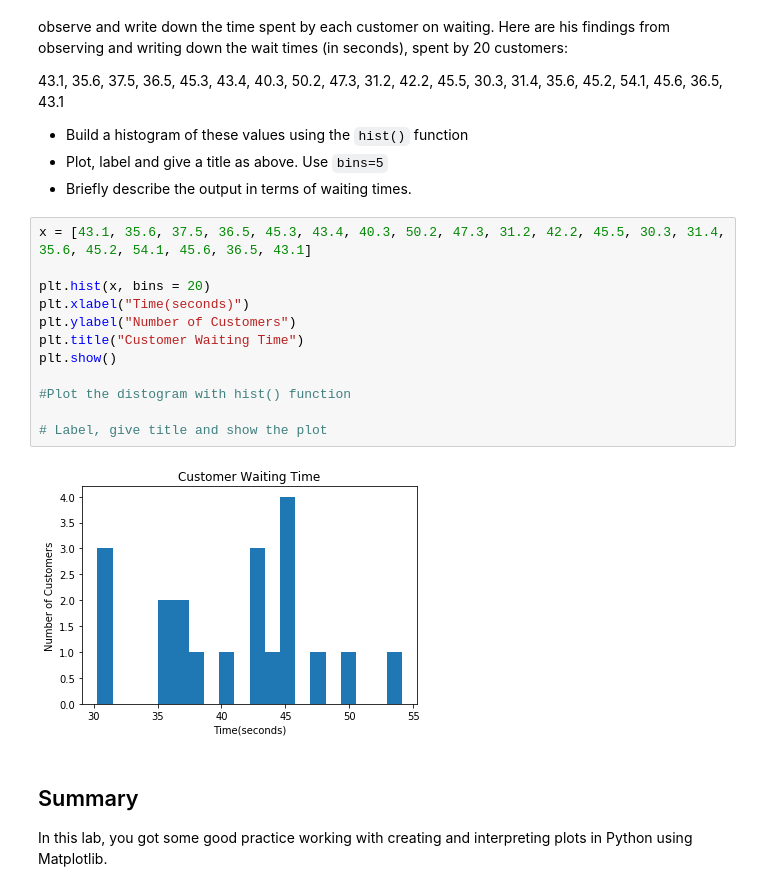
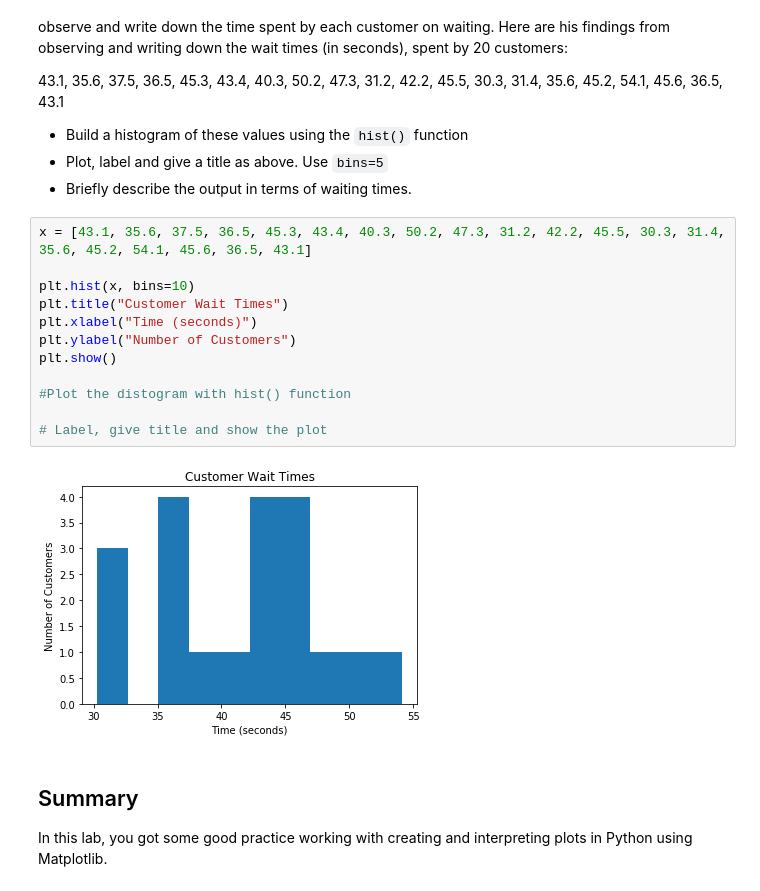
Before and after one commit to hpatel530/data-viz-lab, a Jupyter notebook: index.ipynb, the cells around one changed output. Drawn from its saved outputs; the diff is of its cells as text.

```diff
--- a/index.ipynb
+++ b/index.ipynb
@@ -105,17 +102,17 @@ Joe is the branch manager at a bank. Recently, Joe been receiving customer feedb
 # %%
 x = [43.1, 35.6, 37.5, 36.5, 45.3, 43.4, 40.3, 50.2, 47.3, 31.2, 42.2, 45.5, 30.3, 31.4, 35.6, 45.2, 54.1, 45.6, 36.5, 43.1]
 
-plt.hist(x, bins = 20)
-plt.xlabel("Time(seconds)")
+plt.hist(x, bins=10)
+plt.title("Customer Wait Times")
+plt.xlabel("Time (seconds)")
 plt.ylabel("Number of Customers")
-plt.title("Customer Waiting Time")
 plt.show()
 
 #Plot the distogram with hist() function
 
 # Label, give title and show the plot
 # %% [output]
-[figure, old version]
+[figure, new version]
 # %% [markdown]
 ## Summary
 
```
Also changed, not shown: parts of 2 cells of this notebook.
